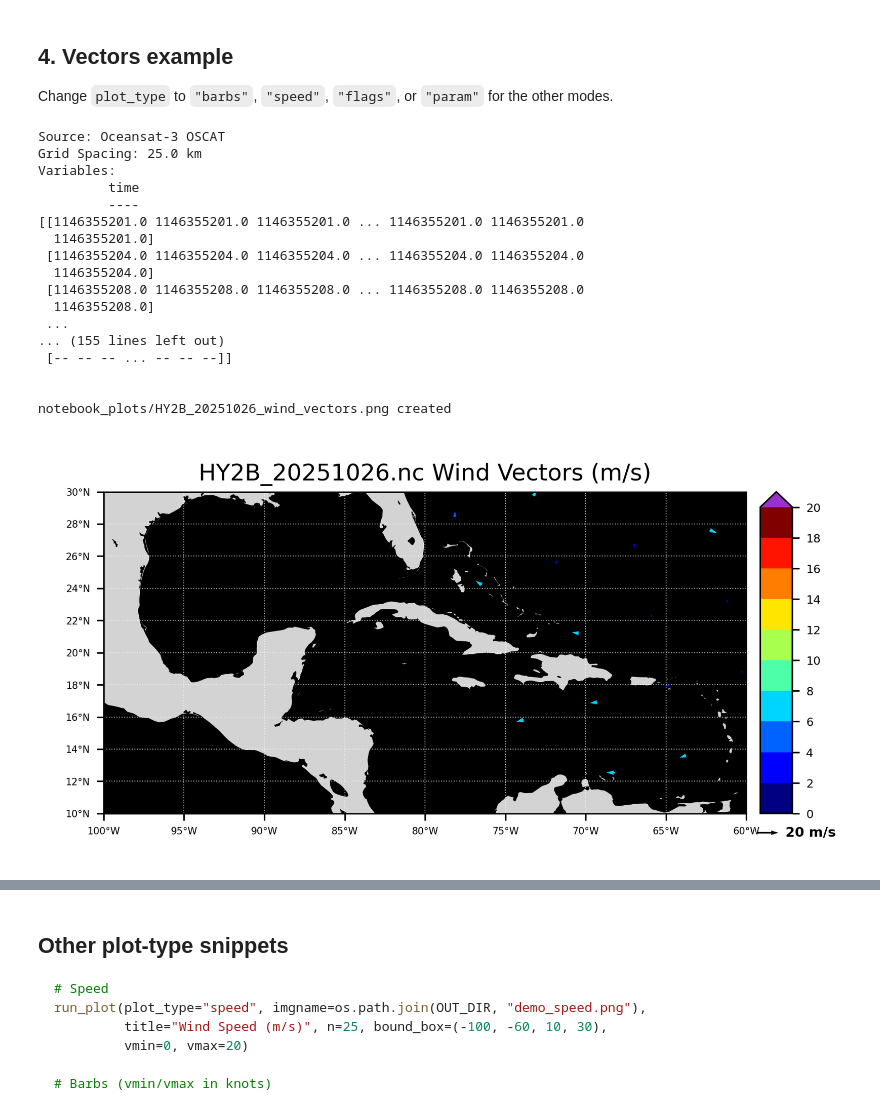
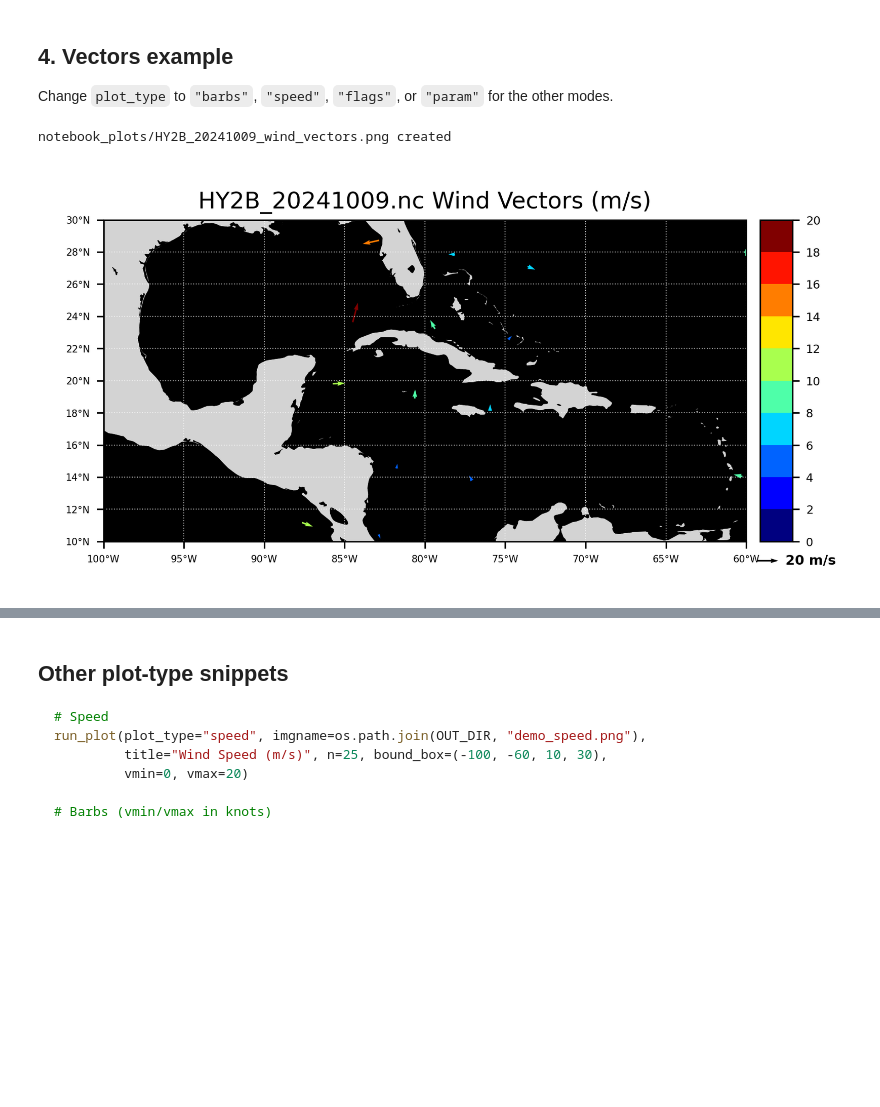
Before and after one commit to jasminemasopeh/modern_coaps_daily_swath, a Jupyter notebook: map_swath_data.ipynb, the cells around one changed output, grey strips where cells are left out. Cells and saved outputs as stored; diff of their text form; code cells hidden in the pictures; blank space fills up the shorter version.

```diff
--- a/map_swath_data.ipynb
+++ b/map_swath_data.ipynb
@@ -713,35 +713,19 @@ Change `plot_type` to `"barbs"`, `"speed"`, `"flags"`, or `"param"` for the othe
 # %%
 # Example: wind vectors (same as --vectors on the CLI)
 run_plot(
-    file_name="OSCAT3_nc/OSCAT3_20260430.nc",
+    file_name="HY2B_nc/HY2B_20241009.nc",
     plot_type="vectors",
-    imgname=os.path.join(OUT_DIR, "HY2B_20251026_wind_vectors.png"),
-    title="HY2B_20251026.nc Wind Vectors (m/s)",
+    imgname=os.path.join(OUT_DIR, "HY2B_20241009_wind_vectors.png"),
+    title="HY2B_20241009.nc Wind Vectors (m/s)",
     n=20,
     bound_box=(-100, -60, 10, 30),
     vmin=0,
     vmax=20,
     vector_size=600,  # smaller → longer arrows
 )
 # %% [output]
-Source: Oceansat-3 OSCAT
-Grid Spacing: 25.0 km
-Variables:
-         time
-         ----
-[[1146355201.0 1146355201.0 1146355201.0 ... 1146355201.0 1146355201.0
-  1146355201.0]
- [1146355204.0 1146355204.0 1146355204.0 ... 1146355204.0 1146355204.0
-  1146355204.0]
- [1146355208.0 1146355208.0 1146355208.0 ... 1146355208.0 1146355208.0
-  1146355208.0]
- ...
-... (155 lines left out)
- [-- -- -- ... -- -- --]]
-
-
-notebook_plots/HY2B_20251026_wind_vectors.png created
+notebook_plots/HY2B_20241009_wind_vectors.png created
-[figure, old version]
+[figure, new version]
 # %%
 # Example: wind vectors (same as --vectors on the CLI)
 run_plot(
```
Also changed, not shown: parts of 1 cell of this notebook, 6 other files.
